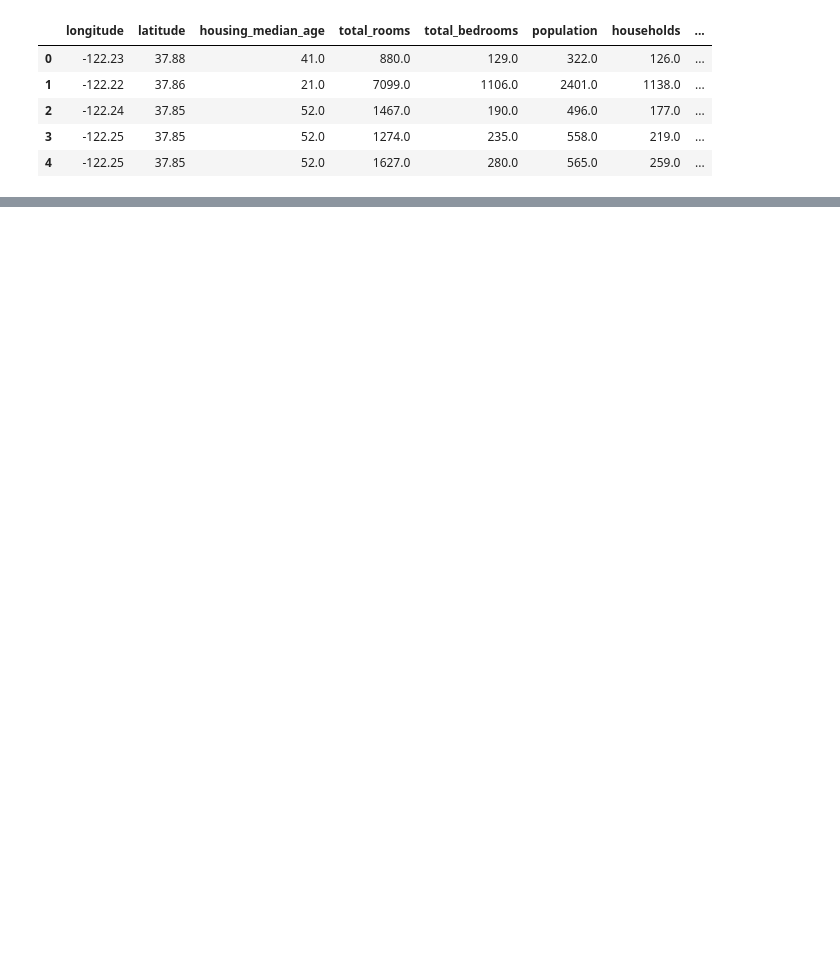
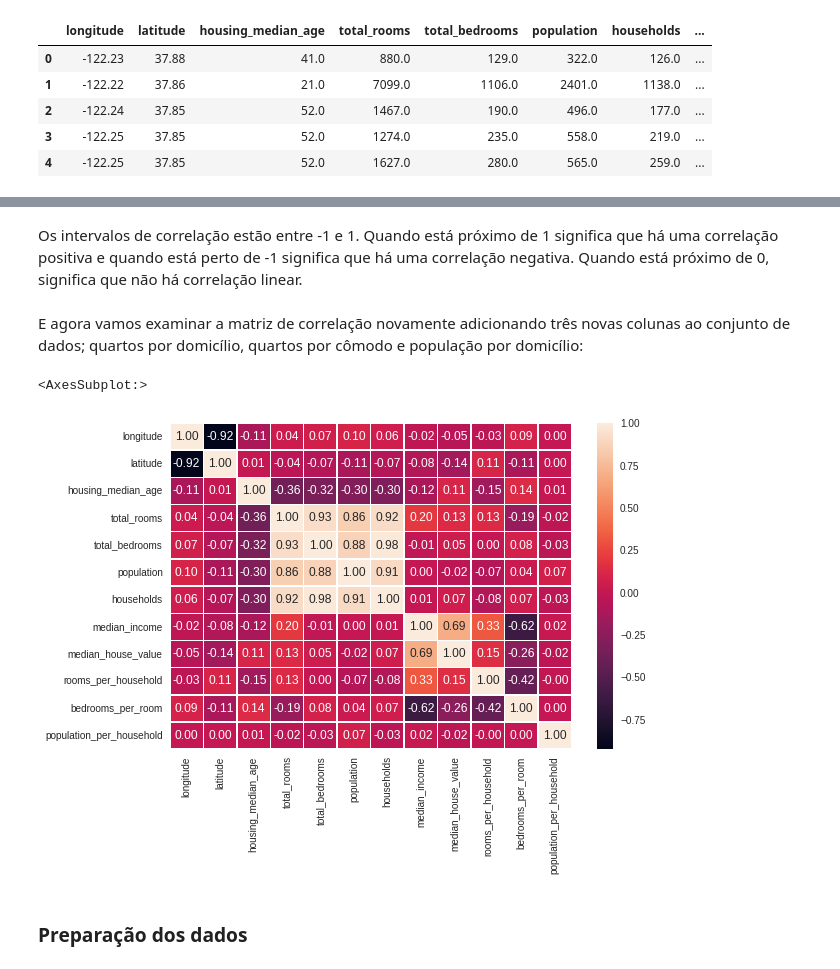
Before and after one commit to alisonpr94/predicao-de-precos-de-casas, a Jupyter notebook: predicao-de-preco.ipynb, the cells around one changed output, grey strips where cells are left out. Saved outputs shown, nothing was run; the diff lists cells and outputs as text; code cells hidden in the pictures; blank space fills up the shorter version.

```diff
--- a/predicao-de-preco.ipynb
+++ b/predicao-de-preco.ipynb
@@ -18,0 +98,17 @@ df.head()
+# %% [markdown]
+Os intervalos de correlação estão entre -1 e 1. Quando está próximo de 1 significa que há uma correlação positiva e quando está perto de -1 significa que há uma correlação negativa. Quando está próximo de 0, significa que não há correlação linear.
+# %% [markdown]
+E agora vamos examinar a matriz de correlação novamente adicionando três novas colunas ao conjunto de dados; quartos por domicílio, quartos por cômodo e população por domicílio:
+# %%
+df["rooms_per_household"] = df["total_rooms"]/df["households"]
+df["bedrooms_per_room"] = df["total_bedrooms"]/df["total_rooms"]
+df["population_per_household"] = df["population"]/df["households"]
+
+matriz_corr2 = df.corr()
+f, ax = plt.subplots(figsize=(9, 6))
+sns.heatmap(matriz_corr2, annot=True, fmt=".2f", linewidths=.5, ax=ax)
+# %% [output]
+<AxesSubplot:>
+[figure, added]
+# %% [markdown]
+### Preparação dos dados
```
Also changed, not shown: parts of 34 cells of this notebook, 1 other file.
